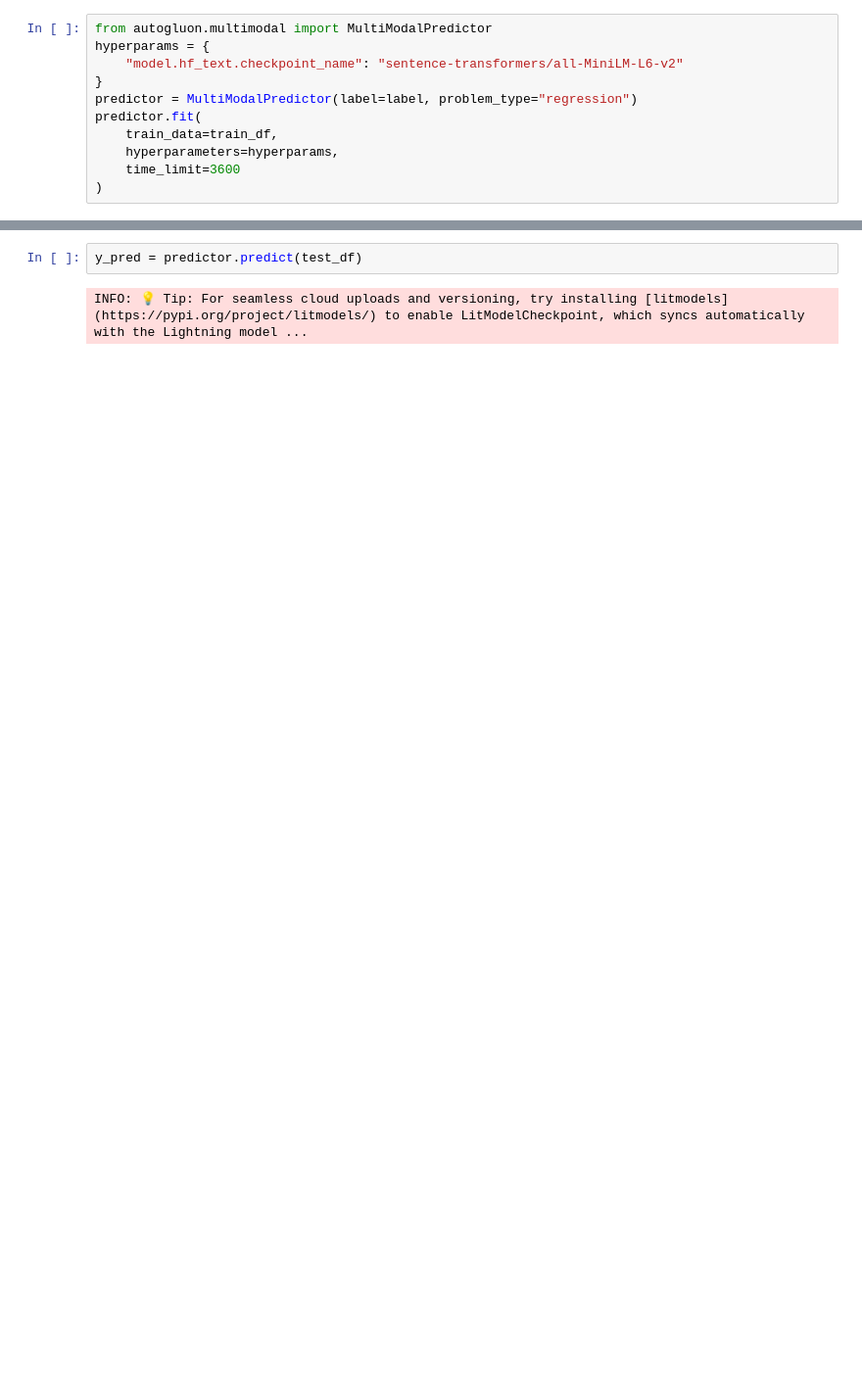
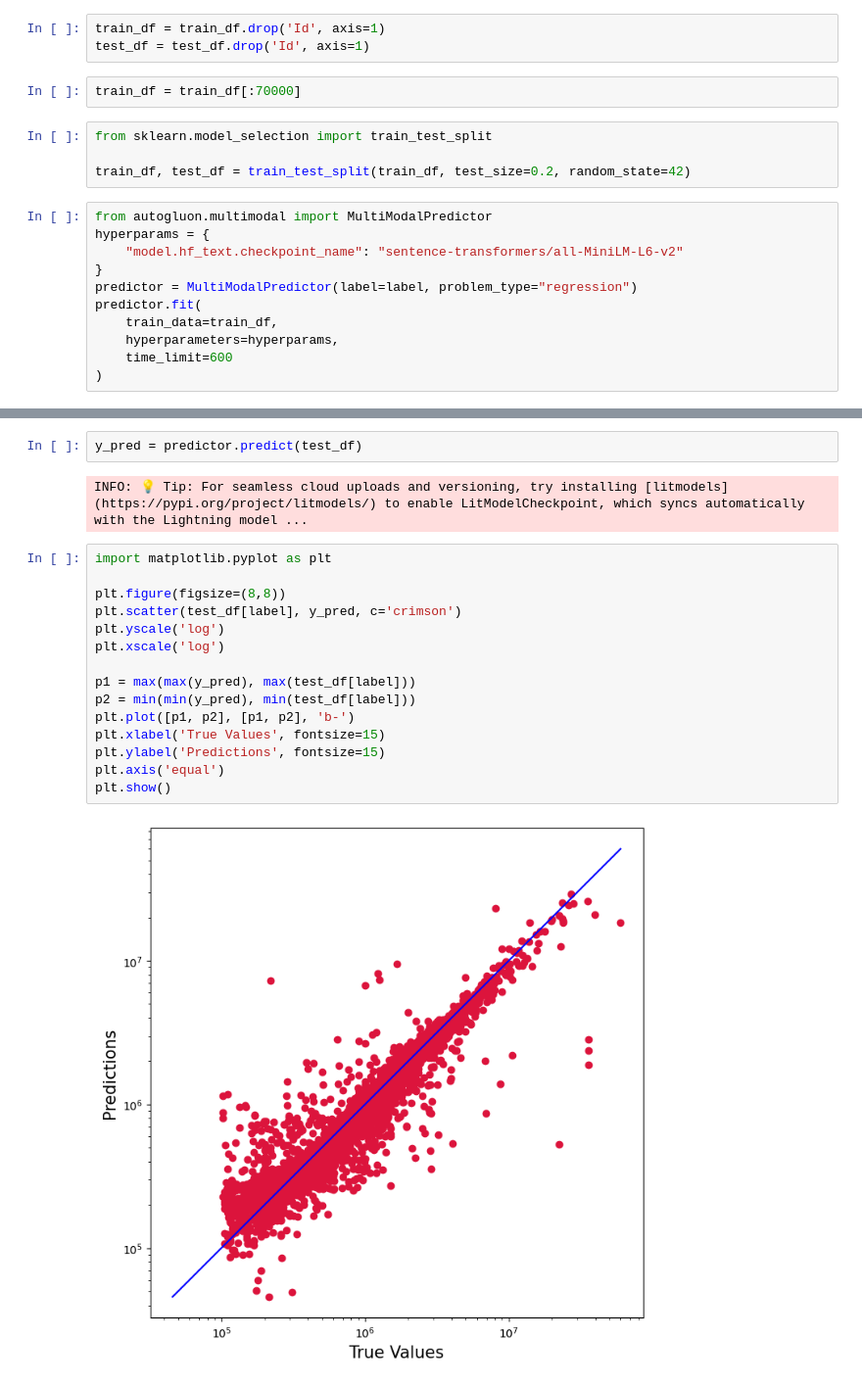
Before and after one commit to ykalathiya-2/AutoGluon, a Jupyter notebook: california housing price/california_housing_price.ipynb, the cells around one changed output, grey strips where cells are left out. Shown at 98% size. Saved outputs shown, nothing was run; the diff lists cells and outputs as text; blank space fills up the shorter version.

```diff
--- a/california housing price/california_housing_price.ipynb
+++ b/california housing price/california_housing_price.ipynb
@@ -46,6 +58,15 @@ train_df.head()
 directory = '/contents/'  # directory where you have downloaded the data CSV files from the competition
 label = 'Sold Price'  # name of target variable to predict in this competition
 save_path = directory + 'AutoGluonModels/'  # where to store trained models
+# %%
+train_df = train_df.drop('Id', axis=1)
+test_df = test_df.drop('Id', axis=1)
+# %%
+train_df = train_df[:70000]
+# %%
+from sklearn.model_selection import train_test_split
+
+train_df, test_df = train_test_split(train_df, test_size=0.2, random_state=42)
 # %%
 from autogluon.multimodal import MultiModalPredictor
 hyperparams = {
@@ -55,6 +76,6 @@ predictor = MultiModalPredictor(label=label, problem_type="regression")
 predictor.fit(
     train_data=train_df,
     hyperparameters=hyperparams,
-    time_limit=3600
+    time_limit=600
 )
 # %% [output]
@@ -91,4 +143,21 @@ INFO: Epoch 5, global step 1935: 'val_rmse' reached 0.21133 (best 0.19428), savi
 y_pred = predictor.predict(test_df)
 # %% [output]
 INFO: 💡 Tip: For seamless cloud uploads and versioning, try installing [litmodels](https://pypi.org/project/litmodels/) to enable LitModelCheckpoint, which syncs automatically with the Lightning model ...
+# %%
+import matplotlib.pyplot as plt
+
+plt.figure(figsize=(8,8))
+plt.scatter(test_df[label], y_pred, c='crimson')
+plt.yscale('log')
+plt.xscale('log')
+
+p1 = max(max(y_pred), max(test_df[label]))
+p2 = min(min(y_pred), min(test_df[label]))
+plt.plot([p1, p2], [p1, p2], 'b-')
+plt.xlabel('True Values', fontsize=15)
+plt.ylabel('Predictions', fontsize=15)
+plt.axis('equal')
+plt.show()
+# %% [output]
+[figure, added]
 # %%
```
Also changed, not shown: parts of 9 cells of this notebook.
